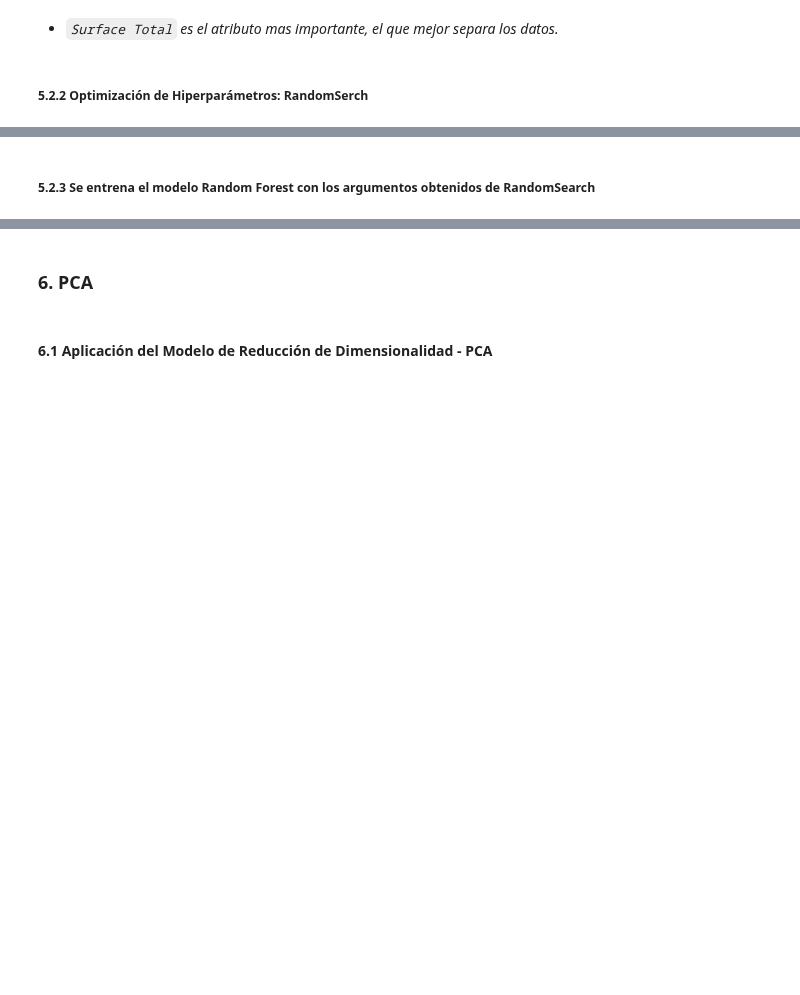
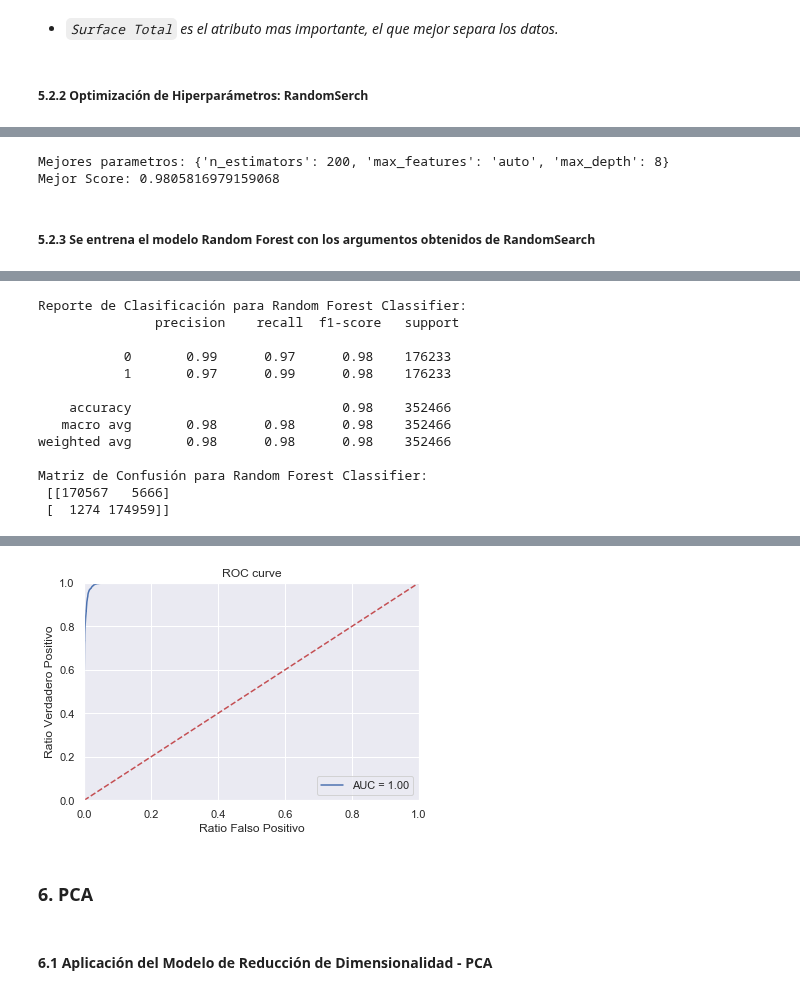
Before and after one commit to alseveso/AcamicaDS, a Jupyter notebook: Proyecto 4/Proyecto 04_Alejandra Seveso.ipynb, the cells around one changed output, grey strips where cells are left out. Saved outputs shown, nothing was run; the diff lists cells and outputs as text; code cells hidden in the pictures; blank space fills up the shorter version.

```diff
--- a/Proyecto 4/Proyecto 04_Alejandra Seveso.ipynb
+++ b/Proyecto 4/Proyecto 04_Alejandra Seveso.ipynb
@@ -593,12 +594,19 @@ print('Best Params: ', +str(grid_result.best_params_)) # Los mejores parametros
+# %%
+print("Mejores parametros: "+str(ramdom_result.best_params_))
+print("Mejor Score: "+str(ramdom_result.best_score_)+'\n')
+# %% [output]
+Mejores parametros: {'n_estimators': 200, 'max_features': 'auto', 'max_depth': 8}
+Mejor Score: 0.9805816979159068
 # %% [markdown]
 ##### 5.2.3 Se entrena el modelo Random Forest con los argumentos obtenidos de RandomSearch
 # %%
-rf_clf = RandomForestClassifier(n_estimators=100,max_depth=8,random_state=42,
-                                verbose=1,class_weight="balanced",oob_score=True,max_features='sqrt')
+rf_clf = RandomForestClassifier(n_estimators=200,max_depth=8,random_state=42,
+                                verbose=1,class_weight="balanced",oob_score=True,max_features='auto',n_jobs=-1)
 
-rf_clf.fit(X_train,y_train)
+rf_clf.fit(X_train,y_train.values.ravel())
 y_pred = rf_clf.predict(X_test)
 
 print("Reporte de Clasificación para Random Forest Classifier: \n", classification_report(y_test, y_pred))
 print("Matriz de Confusión para Random Forest Classifier: \n", confusion_matrix(y_test,y_pred))
 plot_roc_auc(y_test, rf_clf.predict_proba(X_test)[:,1])
+# %% [output]
@@ -604,0 +621,13 @@ plot_roc_auc(y_test, rf_clf.predict_proba(X_test)[:,1])
+Reporte de Clasificación para Random Forest Classifier:
+               precision    recall  f1-score   support
+
+           0       0.99      0.97      0.98    176233
+           1       0.97      0.99      0.98    176233
+
+    accuracy                           0.98    352466
+   macro avg       0.98      0.98      0.98    352466
+weighted avg       0.98      0.98      0.98    352466
+
+Matriz de Confusión para Random Forest Classifier:
+ [[170567   5666]
+ [  1274 174959]]
@@ -605,3 +638,4 @@ plot_roc_auc(y_test, rf_clf.predict_proba(X_test)[:,1])
+[figure, added]
 # %% [markdown]
 ### 6. PCA
 # %% [markdown]
```
Also changed, not shown: parts of 6 cells of this notebook.
